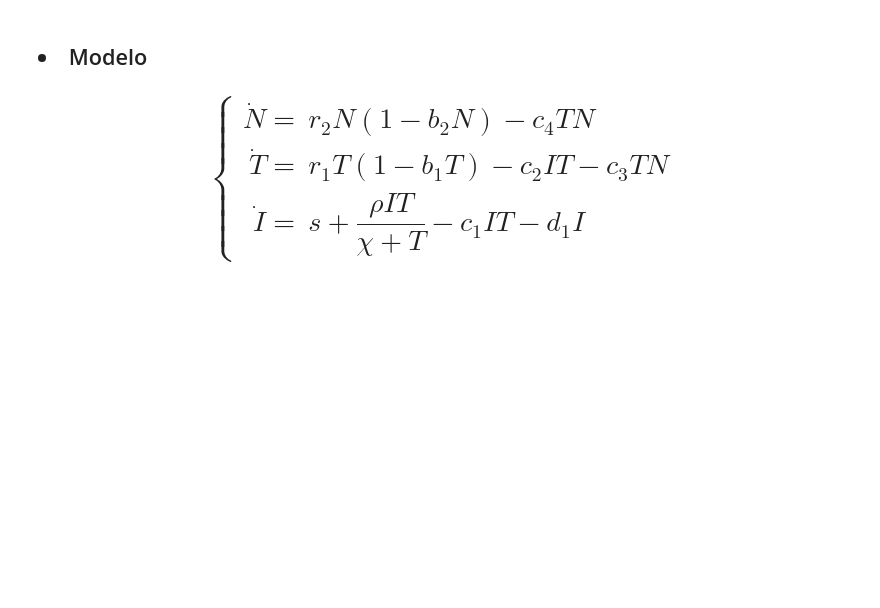
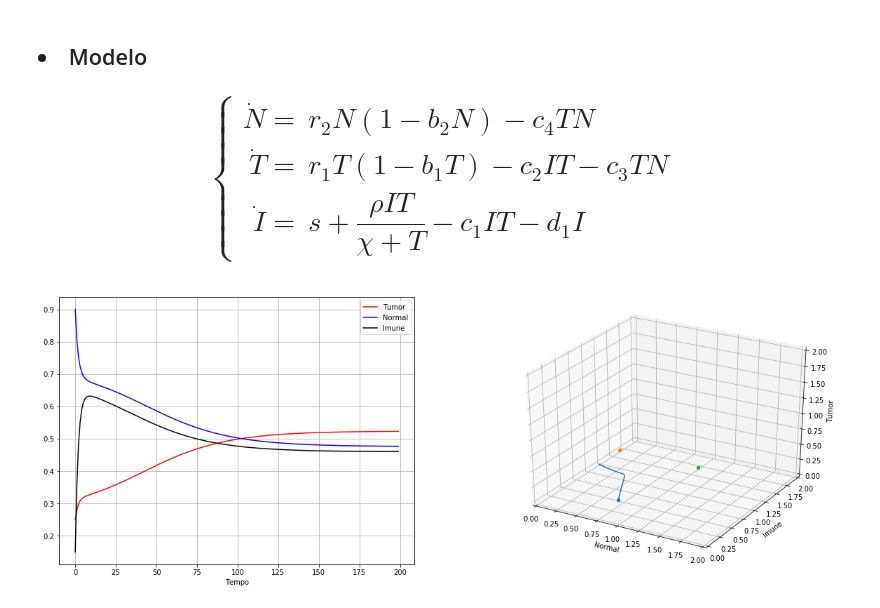
Before and after one commit to vdscruz/pibic-2018, a Jupyter notebook: codigos/code1.ipynb, the cells around one changed output. Drawn from its saved outputs; the diff is of its cells as text; code cells hidden in the pictures; blank space fills up the shorter version.

```diff
--- a/codigos/code1.ipynb
+++ b/codigos/code1.ipynb
@@ -180,3 +237,29 @@ $$
 \right .
 $$
 </h1>
+# %%
+#parametros usados varias vezes
+b_1 = 1.0
+b_2 = 1.0
+c_1 = 1.0
+c_2 = 0.5
+c_3 = 1.0
+c_4 = 1.0
+d_1 = 0.2
+r_1 = 1.483
+r_2 = 1.0
+s = 0.33
+x = 0.3
+p = 0.01
+n_0 = 0.9
+t_0 = 0.25
+i_0 = 0.15
+# %%
+# analise do comportamento do modelo com os parametros ajustados para o cancer de mama
+# a taxa de crescimento do tumor é alterada para simular o tempo de duplicacao
+model = Model()
+model.setParameters(r_1, b_1, c_1, d_1, r_2, b_2, c_2, c_3, c_4, s, p, x, 200, 1)
+model.initialConditions(n_0, t_0, i_0) # (N, T, I)
+model.process()
+# %% [output]
+[figure, added]
```
Also changed, not shown: parts of 9 cells of this notebook, 7 other files.
